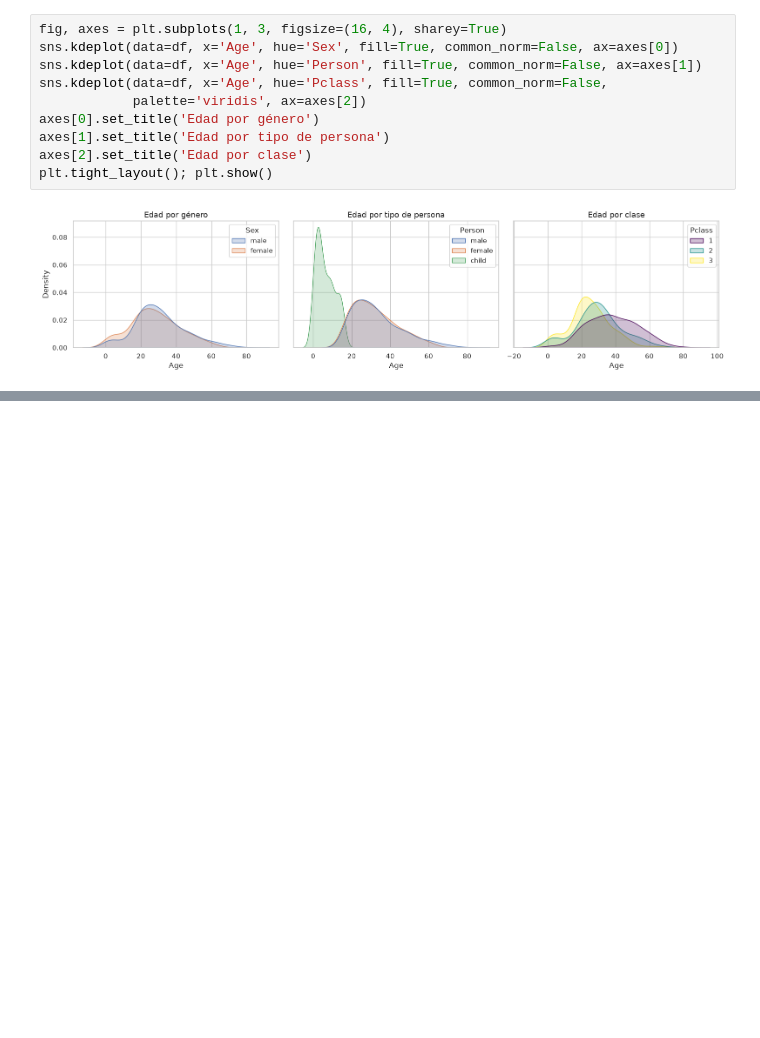
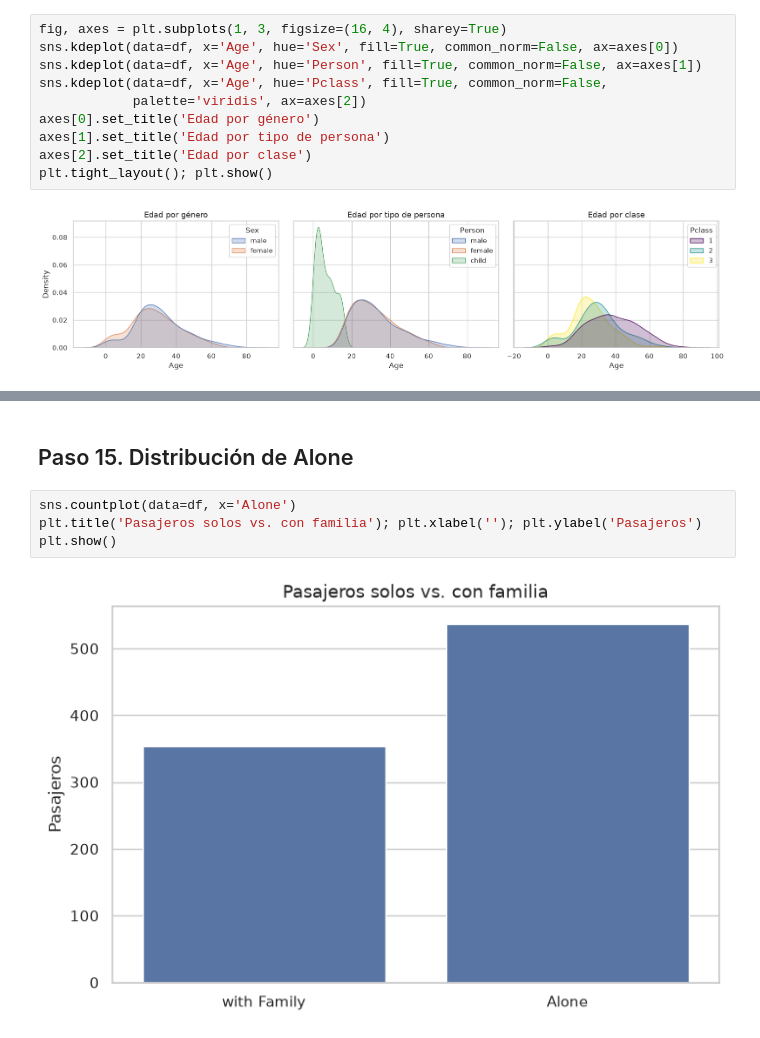
Before and after one commit to SqmuelAzz/proyecto_ciencia_de_datos, a Jupyter notebook: notebooks/02_exploracion.ipynb, the cells around one changed output, grey strips where cells are left out. Cells and saved outputs as stored; diff of their text form; blank space fills up the shorter version.

```diff
--- a/notebooks/02_exploracion.ipynb
+++ b/notebooks/02_exploracion.ipynb
@@ -223,0 +296,8 @@ plt.tight_layout(); plt.show()
+# %% [markdown]
+## Paso 15. Distribución de Alone
+# %%
+sns.countplot(data=df, x='Alone')
+plt.title('Pasajeros solos vs. con familia'); plt.xlabel(''); plt.ylabel('Pasajeros')
+plt.show()
+# %% [output]
+[figure, added]
```
Also changed, not shown: parts of 86 cells of this notebook, 1 other file.
